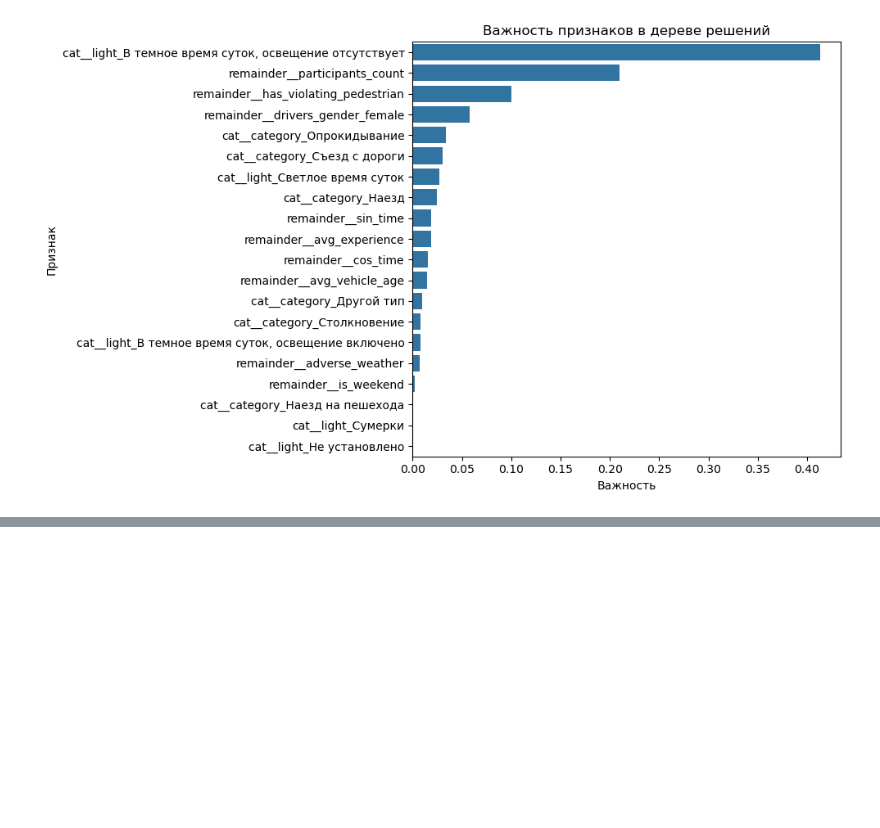
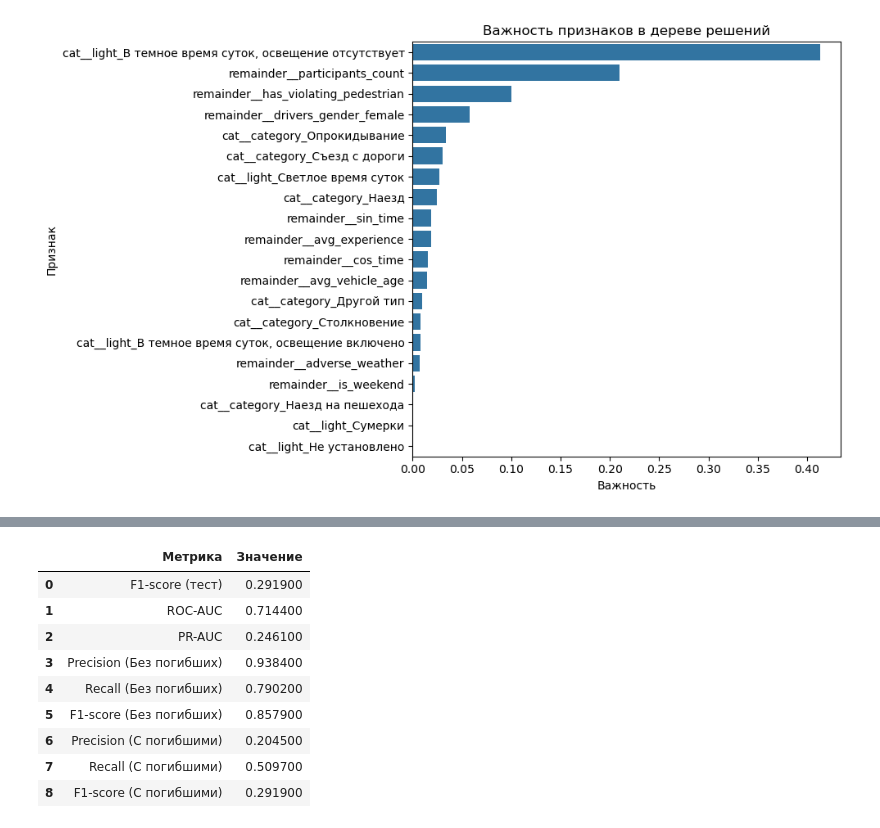
Before and after one commit to odaiseas/Road-Crash-Analysis, a Jupyter notebook: notebooks/03_statistical_modeling.ipynb, the cells around one changed output, grey strips where cells are left out. Saved outputs shown, nothing was run; the diff lists cells and outputs as text; code cells hidden in the pictures; blank space fills up the shorter version.

```diff
--- a/notebooks/03_statistical_modeling.ipynb
+++ b/notebooks/03_statistical_modeling.ipynb
@@ -774,0 +814,88 @@ plt.show()
+# %%
+from sklearn.model_selection import train_test_split
+from sklearn.ensemble import RandomForestClassifier
+from sklearn.metrics import f1_score, roc_auc_score, average_precision_score, classification_report
+import joblib
+import json
+
+# Путь для сохранения моделей
+MODEL_DIR="../outputs/models/random_forest"
+os.makedirs(MODEL_DIR, exist_ok=True)
+
+# Список переменных
+columns = [
+    'cat__category_Другой тип', 'cat__category_Наезд',
+    'cat__category_Наезд на пешехода', 'cat__category_Опрокидывание',
+    'cat__category_Столкновение', 'cat__category_Съезд с дороги',
+    'cat__light_В темное время суток, освещение включено',
+    'cat__light_В темное время суток, освещение отсутствует',
+    'cat__light_Не установлено', 'cat__light_Светлое время суток',
+    'cat__light_Сумерки', 'remainder__participants_count',
+    'remainder__avg_experience', 'remainder__has_violating_pedestrian',
+    'remainder__is_weekend', 'remainder__sin_time', 'remainder__cos_time',
+    'remainder__adverse_weather', 'remainder__drivers_gender_female',
+    'remainder__lethality', 'remainder__avg_vehicle_age'
+]
+
+# Признаки и целевая переменная
+features = [col for col in columns if col != 'remainder__lethality']
+target = 'remainder__lethality'
+
+# Разбиение данных (80/20)
+X = df_classification[features]
+y = df_classification[target]
+X_train, X_test, y_train, y_test = train_test_split(X, y, test_size=0.2, random_state=42, stratify=y)
+
+# Применение SMOTE для устранения несбалансированности классов
+smote = SMOTE(random_state=42)
+X_train_res, y_train_res = smote.fit_resample(X_train, y_train)
+
+# Обучение случайного леса с лучшими параметрами
+rf = RandomForestClassifier(
+    n_estimators=100, min_samples_split=10, min_samples_leaf=10,
+    max_features='sqrt', max_depth=None, class_weight='balanced', random_state=42, n_jobs=-1
+)
+rf.fit(X_train, y_train)
+
+# Предсказания
+y_pred = rf.predict(X_test)
+y_pred_proba = rf.predict_proba(X_test)[:, 1]
+
+# Метрики
+f1 = f1_score(y_test, y_pred)
+roc_auc = roc_auc_score(y_test, y_pred_proba)
+pr_auc = average_precision_score(y_test, y_pred_proba)
+report = classification_report(y_test, y_pred, target_names=['Без погибших', 'С погибшими'], output_dict=True)
+
+# Таблица результатов
+results_table = pd.DataFrame({
+    'Метрика': ['F1-score (тест)', 'ROC-AUC', 'PR-AUC',
+                'Precision (Без погибших)', 'Recall (Без погибших)', 'F1-score (Без погибших)',
+                'Precision (С погибшими)', 'Recall (С погибшими)', 'F1-score (С погибшими)'],
+    'Значение': [f1, roc_auc, pr_auc,
+                 report['Без погибших']['precision'], report['Без погибших']['recall'], report['Без погибших']['f1-score'],
+                 report['С погибшими']['precision'], report['С погибшими']['recall'], report['С погибшими']['f1-score']]
+}).round(4)
+display(results_table.style.set_caption('Результаты случайного леса').set_table_styles([
+    {'selector': 'caption', 'props': [('font-size', '16px'), ('font-weight', 'bold')]}
+]))
+
+# Важность признаков в таблице
+feature_importance = pd.DataFrame({
+    'Признак': features,
+    'Важность': rf.feature_importances_
+}).sort_values(by='Важность', ascending=False).round(4)
+display(feature_importance.style.set_caption('Важность признаков').set_table_styles([
+    {'selector': 'caption', 'props': [('font-size', '16px'), ('font-weight', 'bold')]}
+]))
+
+# Сохранение артефактов
+joblib.dump(rf, f"{MODEL_DIR}/random_forest_best.pkl")
+results_table.to_csv(f"{MODEL_DIR}/random_forest_best_metrics.csv", index=False)
+feature_importance.to_csv(f"{MODEL_DIR}/random_forest_best_feature_importance.csv", index=False)
+with open(f"{MODEL_DIR}/random_forest_best_params.json", 'w') as f:
+    json.dump({
+        'n_estimators': 100, 'min_samples_split': 10, 'min_samples_leaf': 10,
+        'max_features': 'sqrt', 'max_depth': None
+    }, f)
+# %% [output]
@@ -774,0 +903,10 @@ plt.show()
+|  | Метрика | Значение |
+| 0 | F1-score (тест) | 0.291900 |
+| 1 | ROC-AUC | 0.714400 |
+| 2 | PR-AUC | 0.246100 |
+| 3 | Precision (Без погибших) | 0.938400 |
+| 4 | Recall (Без погибших) | 0.790200 |
+| 5 | F1-score (Без погибших) | 0.857900 |
+| 6 | Precision (С погибшими) | 0.204500 |
+| 7 | Recall (С погибшими) | 0.509700 |
+| 8 | F1-score (С погибшими) | 0.291900 |
```
Also changed, not shown: parts of 17 cells of this notebook, 25 other files.
